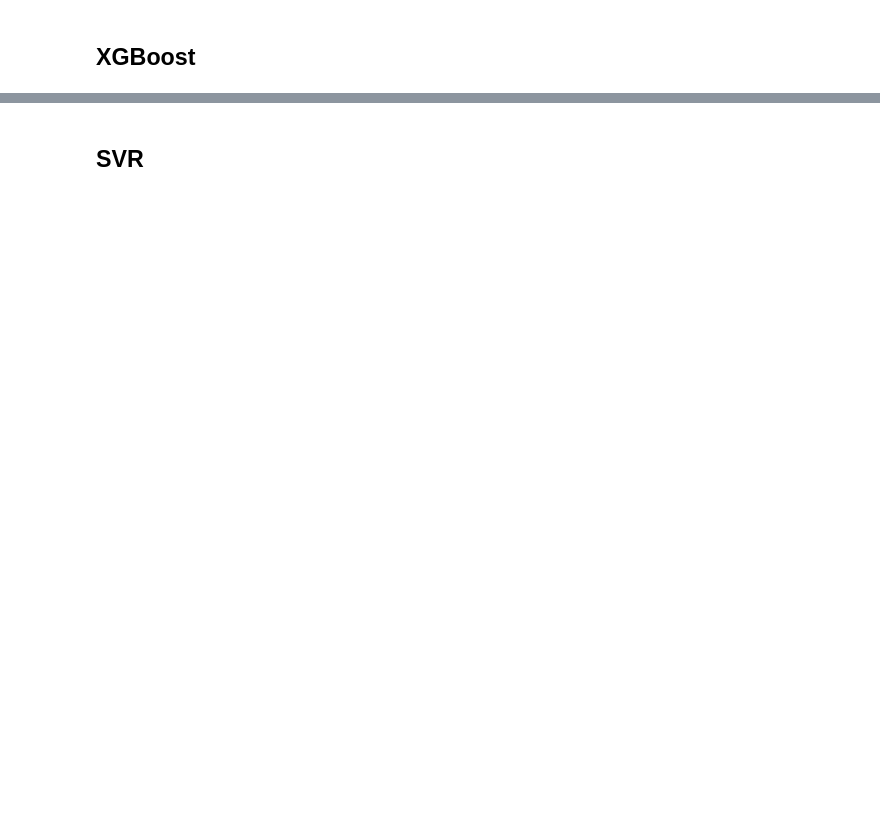
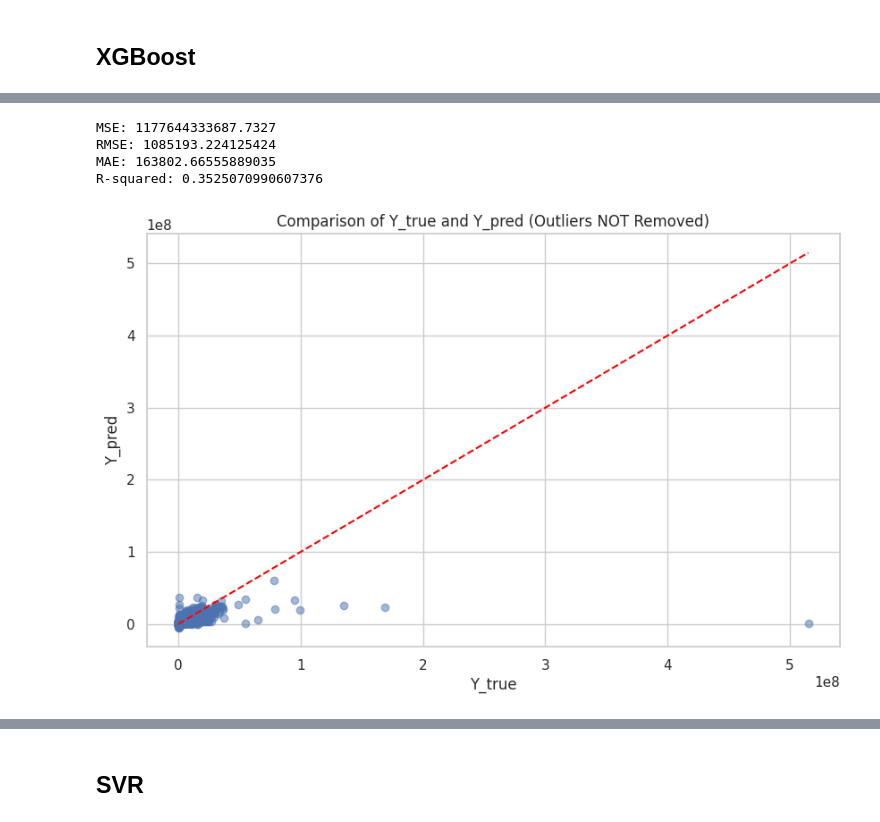
Before and after one commit to Deptage/data_mining_project, a Jupyter notebook: src/Data_Mining_Project.ipynb, the cells around one changed output, grey strips where cells are left out. Drawn from its saved outputs; the diff is of its cells as text; code cells hidden in the pictures; blank space fills up the shorter version.

```diff
--- a/src/Data_Mining_Project.ipynb
+++ b/src/Data_Mining_Project.ipynb
@@ -532,4 +532,5 @@ ured_final= pd.read_csv('usa-real-estate-dataset-final-categorical.csv')
 # %%
+ured_final=ured_normalized.copy()
 ured_final['state'] = ured_final['state'].astype('category')
 ured_final['city'] = ured_final['city'].astype('category')
 ured_final['zip_code'] = ured_final['zip_code'].astype('category')
@@ -545,5 +546,5 @@ X_train, X_test, y_train, y_test = train_test_split(X, y, test_size=0.2, random_
 # %%
-combined_sample = pd.concat([X_train, y_train], axis=1).sample(n=100000, random_state=1697)
+combined_sample = pd.concat([X_train, y_train], axis=1).sample(n=10000, random_state=2137)
 X_small = combined_sample.drop(columns=['price'])
 X_small['state'] = X_small['state'].astype('category')
 X_small['city'] = X_small['city'].astype('category')
@@ -647,0 +639,35 @@ R-squared: 0.17612296983431153
+# %%
+import xgboost as xgb
+from sklearn.metrics import mean_absolute_error, mean_squared_log_error
+
+xgb_model = xgb.XGBRegressor(objective='reg:squarederror', random_state=2137, enable_categorical=True, subsample=0.8, n_estimators=1000, min_child_weight=3, max_depth=7, learning_rate=0.01, gamma=0, colsample_bytree=0.5)
+
+xgb_model.fit(X_train, y_train)
+y_pred = xgb_model.predict(X_test)
+
+mse = mean_squared_error(y_test, y_pred)
+rmse = np.sqrt(mse)
+mae = mean_absolute_error(y_test, y_pred)
+r2 = r2_score(y_test, y_pred)
+
+print(f"MSE: {mse}")
+print(f"RMSE: {rmse}")
+print(f"MAE: {mae}")
+print(f"R-squared: {r2}")
+# %% [output]
+MSE: 1177644333687.7327
+RMSE: 1085193.224125424
+MAE: 163802.66555889035
+R-squared: 0.3525070990607376
+# %%
+plt.figure(figsize=(10, 6))
+plt.scatter(y_test, y_pred, alpha=0.5)
+plt.plot([min(y_test), max(y_test)], [min(y_test), max(y_test)], color='red', linestyle='--')  # Add a diagonal line for reference
+
+plt.xlabel('Y_true')
+plt.ylabel('Y_pred')
+plt.title('Comparison of Y_true and Y_pred (Outliers NOT Removed)')
+plt.grid(True)
+plt.show()
+# %% [output]
+[figure, added]
```
Also changed, not shown: parts of 7 cells of this notebook.
